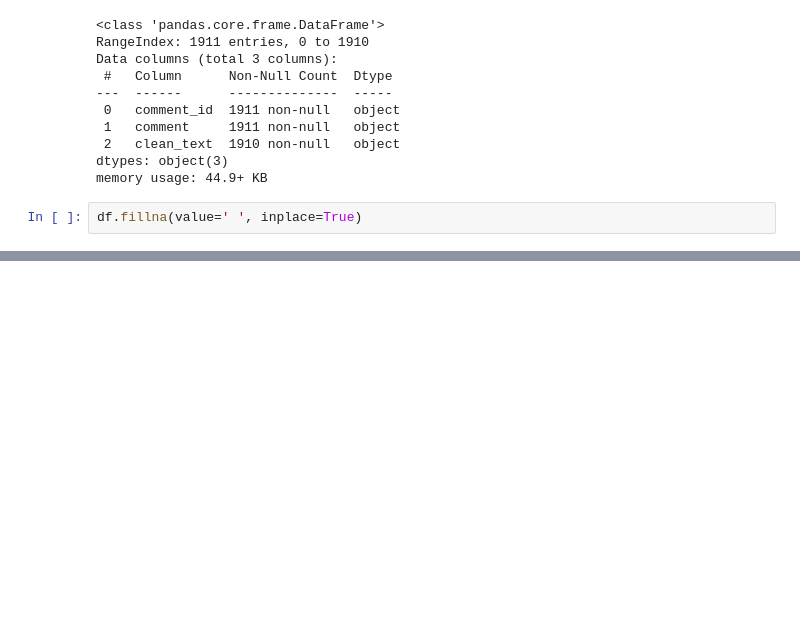
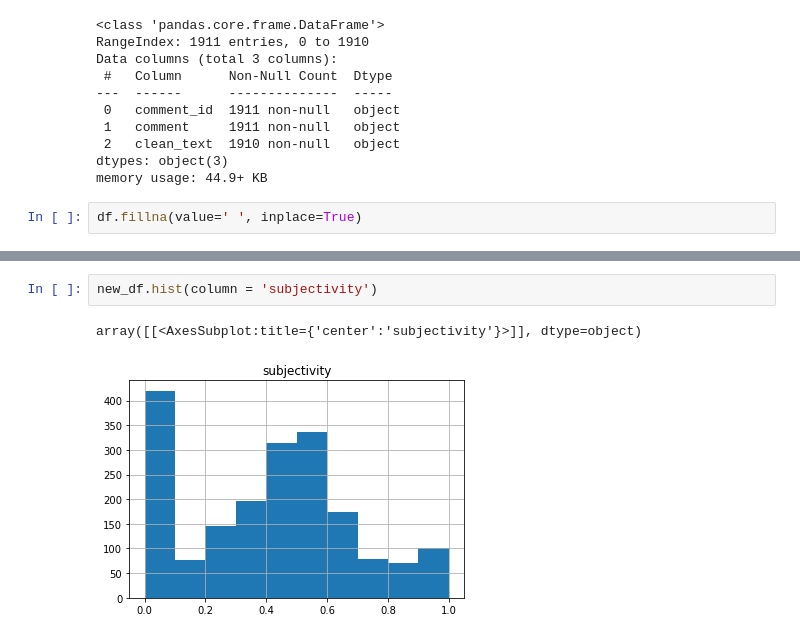
Before and after one commit to datakind/Mar21-vaccine-uptake, a Jupyter notebook: 02_eda/reddit_eda.ipynb, the cells around one changed output, grey strips where cells are left out. Cells and saved outputs as stored; diff of their text form; blank space fills up the shorter version.

```diff
--- a/02_eda/reddit_eda.ipynb
+++ b/02_eda/reddit_eda.ipynb
@@ -143,0 +144,5 @@ new_df.head()
+# %%
+new_df.hist(column = 'subjectivity')
+# %% [output]
+array([[<AxesSubplot:title={'center':'subjectivity'}>]], dtype=object)
+[figure, added]
```
Also changed, not shown: parts of 34 cells of this notebook, 2 other files.
